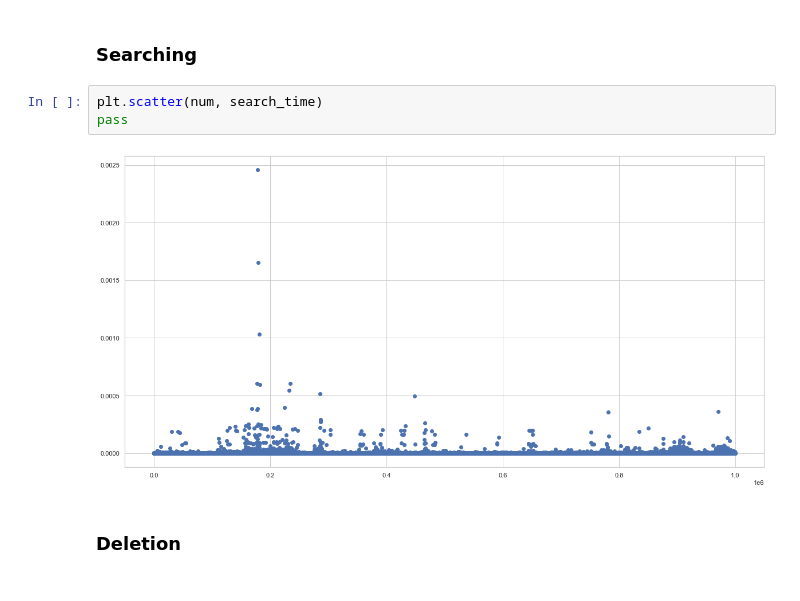
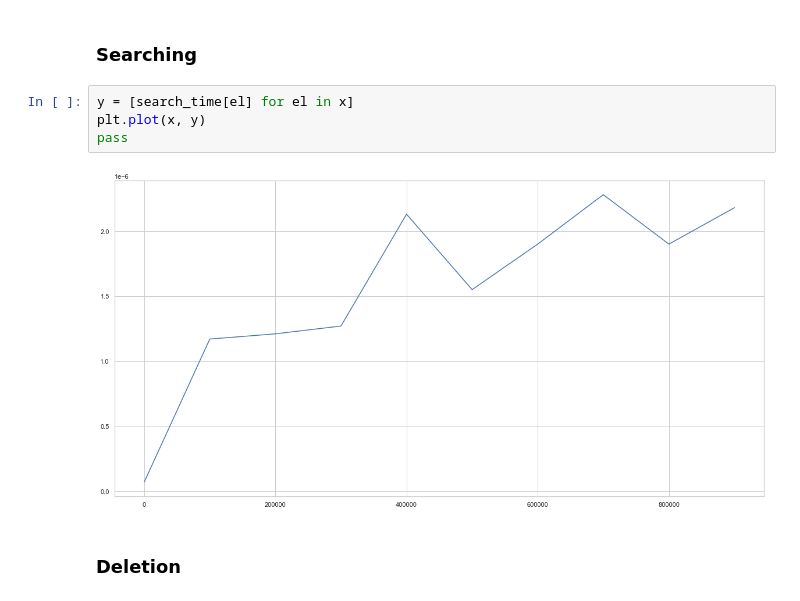
Before and after one commit to ivanvikhrev/search-trees-comparison, a Jupyter notebook: report.ipynb, the cells around one changed output. Drawn from its saved outputs; the diff is of its cells as text.

```diff
--- a/report.ipynb
+++ b/report.ipynb
@@ -99,9 +100,10 @@ pass
 # %% [markdown]
 ### Searching
-# %%
-plt.scatter(num, search_time)
-pass
-# %% [output]
-[figure, removed]
+# %%
+y = [search_time[el] for el in x]
+plt.plot(x, y)
+pass
+# %% [output]
+[figure, added]
 # %% [markdown]
 ### Deletion
```
Also changed, not shown: parts of 40 cells of this notebook.
